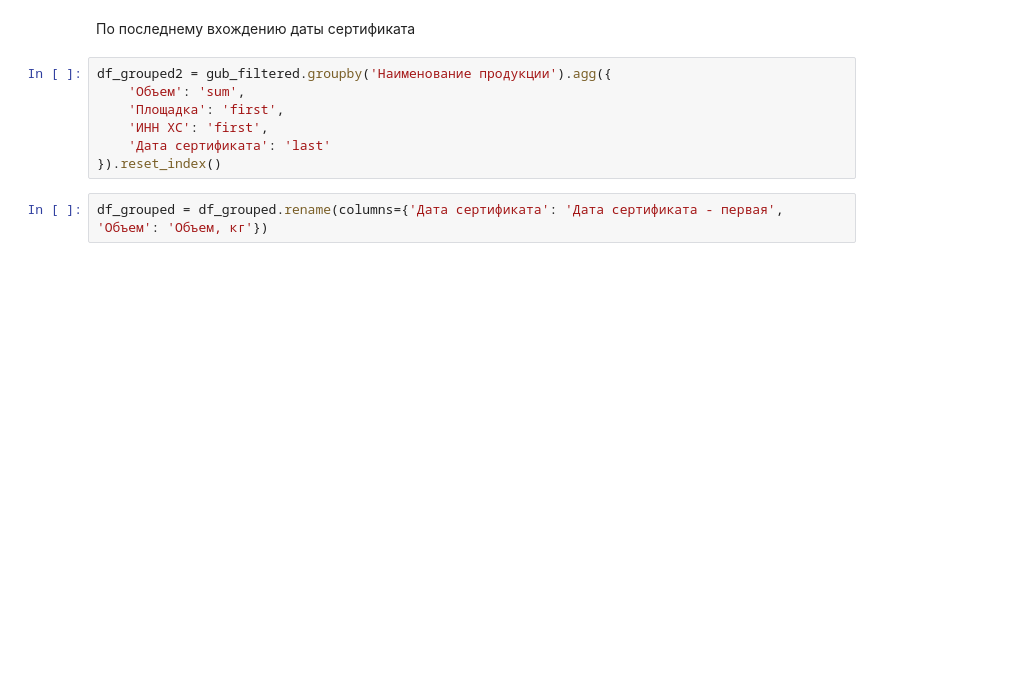
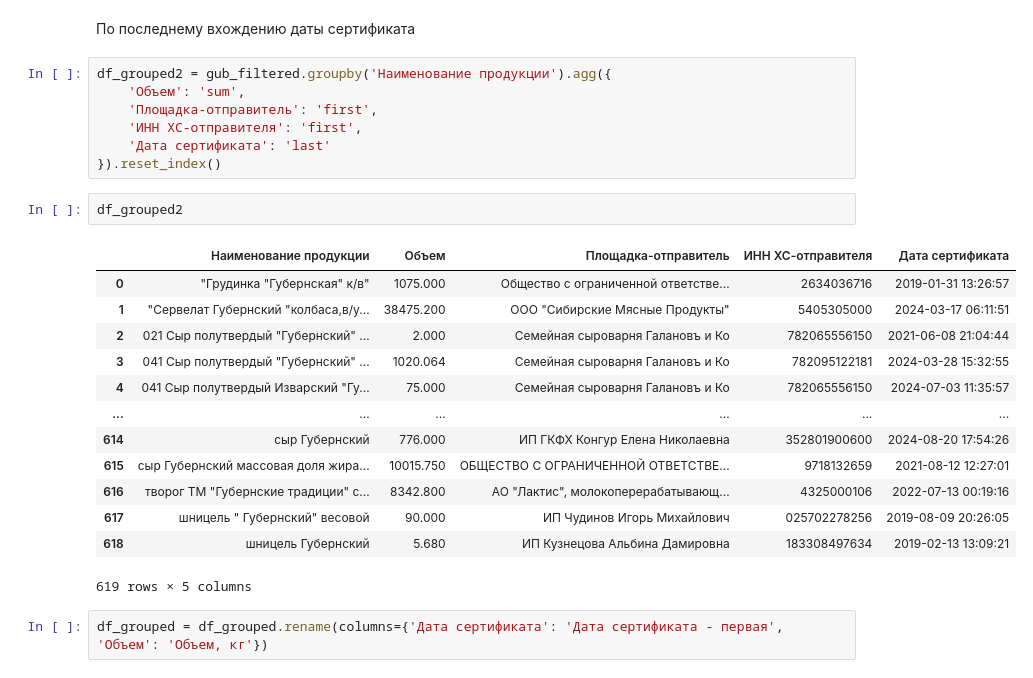
Before and after one commit to paraglideralex/legal-filter, a Jupyter notebook: excel-task.ipynb, the cells around one changed output. Drawn from its saved outputs; the diff is of its cells as text; blank space fills up the shorter version.

```diff
--- a/excel-task.ipynb
+++ b/excel-task.ipynb
@@ -93,10 +109,26 @@ df_grouped = gub_filtered.groupby('Наименование продукции')
 # %%
 df_grouped2 = gub_filtered.groupby('Наименование продукции').agg({
     'Объем': 'sum',
-    'Площадка': 'first',
-    'ИНН ХС': 'first',
+    'Площадка-отправитель': 'first',
+    'ИНН ХС-отправителя': 'first',
     'Дата сертификата': 'last'
 }).reset_index()
+# %%
+df_grouped2
+# %% [output]
+|  | Наименование продукции | Объем | Площадка-отправитель | ИНН ХС-отправителя | Дата сертификата |
+| 0 | "Грудинка "Губернская" к/в" | 1075.000 | Общество с ограниченной ответстве... | 2634036716 | 2019-01-31 13:26:57 |
+| 1 | "Сервелат Губернский "колбаса,в/у... | 38475.200 | ООО "Сибирские Мясные Продукты" | 5405305000 | 2024-03-17 06:11:51 |
+| 2 | 021 Сыр полутвердый "Губернский" ... | 2.000 | Семейная сыроварня Галановъ и Ко | 782065556150 | 2021-06-08 21:04:44 |
+| 3 | 041 Сыр полутвердый "Губернский" ... | 1020.064 | Семейная сыроварня Галановъ и Ко | 782095122181 | 2024-03-28 15:32:55 |
+| 4 | 041 Сыр полутвердый Изварский "Гу... | 75.000 | Семейная сыроварня Галановъ и Ко | 782065556150 | 2024-07-03 11:35:57 |
+| ... | ... | ... | ... | ... | ... |
+| 614 | сыр Губернский | 776.000 | ИП ГКФХ Конгур Елена Николаевна | 352801900600 | 2024-08-20 17:54:26 |
+| 615 | сыр Губернский массовая доля жира... | 10015.750 | ОБЩЕСТВО С ОГРАНИЧЕННОЙ ОТВЕТСТВЕ... | 9718132659 | 2021-08-12 12:27:01 |
+| 616 | творог ТМ "Губернские традиции" с... | 8342.800 | АО "Лактис", молокоперерабатывающ... | 4325000106 | 2022-07-13 00:19:16 |
+| 617 | шницель " Губернский" весовой | 90.000 | ИП Чудинов Игорь Михайлович | 025702278256 | 2019-08-09 20:26:05 |
+| 618 | шницель Губернский | 5.680 | ИП Кузнецова Альбина Дамировна | 183308497634 | 2019-02-13 13:09:21 |
+619 rows × 5 columns
 # %%
 df_grouped = df_grouped.rename(columns={'Дата сертификата': 'Дата сертификата - первая', 'Объем': 'Объем, кг'})
 # %%
```
Also changed, not shown: parts of 15 cells of this notebook, 2 other files.
